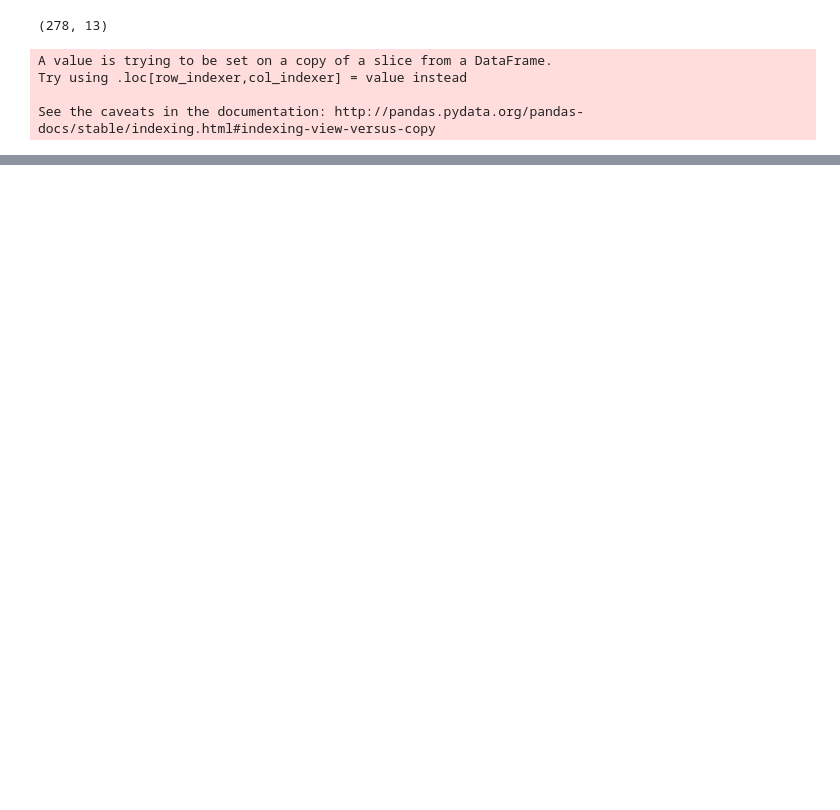
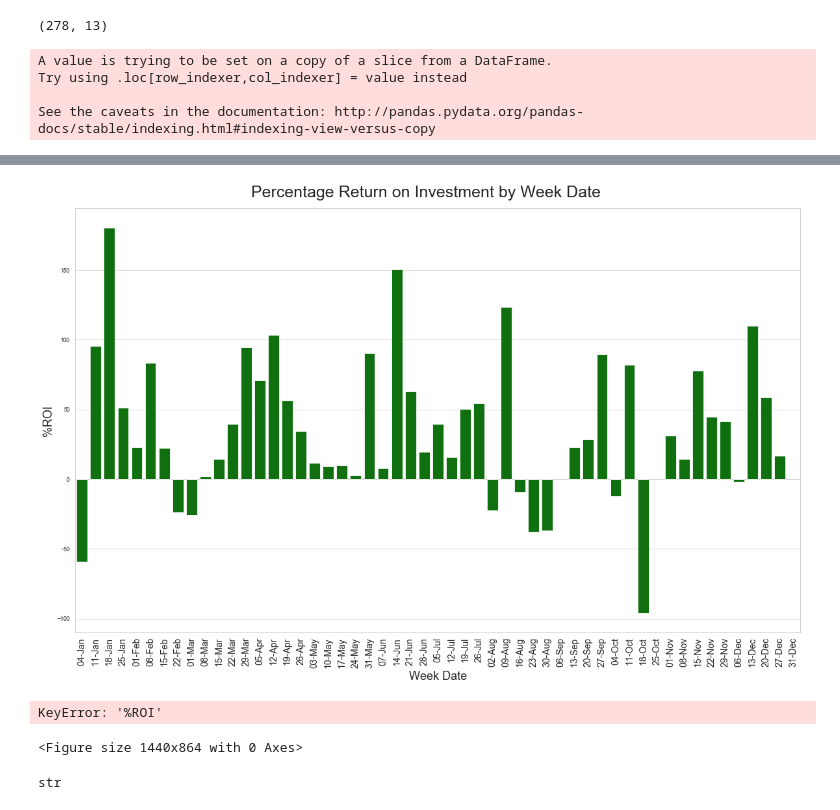
Before and after one commit to CristinaTRico/Mod1Project, a Jupyter notebook: Budget_Genre-checkpoint.ipynb, the cells around one changed output, grey strips where cells are left out. Drawn from its saved outputs; the diff is of its cells as text; code cells hidden in the pictures; blank space fills up the shorter version.

Commit message:
add comedy week analysis

```diff
--- a/Budget_Genre-checkpoint.ipynb
+++ b/Budget_Genre-checkpoint.ipynb
@@ -159,0 +181,12 @@ plt.savefig('ROI_by_Compared_Med.jpeg');
+# %%
+week_dates = []
+d = "2017-W1"
+r = datetime.datetime.strptime(d + '-1', "%Y-W%W-%w")
+for w in range(0,52):
+    week_index = (r+datetime.timedelta(weeks=w) + datetime.timedelta(days=2))
+    week_dates.append(week_index.strftime("%d-%b"))
+week_dates.append("31-Dec")
+week_dates
+
+
+Comedies['Week Date'] = Comedies['Week'].apply(lambda x: week_dates[x-1])
@@ -159,0 +245,27 @@ plt.savefig('ROI_by_Compared_Med.jpeg');
+# %%
+plt.figure(figsize=(20,12))
+plt.xticks(rotation=90);
+plt.figtext(.5,.9,'Percentage Return on Investment by Week Date', fontsize=25, ha='center')
+sns.barplot(x='Week Date',y='%ROI',data=GroupedValues, order = week_dates, color = 'green')
+plt.savefig('ROI_by_Week_Comedy.jpg')
+plt.show()
+# %% [output]
+[figure, added]
+# %%
+# df = sns.load_dataset("tips")
+GroupedValues = sort_Comedies.groupby('Week Date')['%ROI'].median()
+# groupedvalues=df.groupby('day').sum().reset_index()
+plt.figure(figsize=(20,12))
+
+pal = sns.color_palette("Greens_d", len(GroupedValues))
+rank = GroupedValues["%ROI"].argsort().argsort()
+g=sns.barplot(x='Week Date',y='%ROI',data=GroupedValues, palette=np.array(pal[::-1])[rank])
+
+# for index, row in groupedvalues.iterrows():
+#     g.text(row.name,row.tip, round(row.total_bill,2), color='black', ha="center")
+
+plt.xticks(rotation=90);
+plt.show()
+# %% [output]
+KeyError: '%ROI'
+<Figure size 1440x864 with 0 Axes>
@@ -159,0 +274,4 @@ plt.savefig('ROI_by_Compared_Med.jpeg');
+# %%
+type(df['Week Date'][1])
+# %% [output]
+str
```
Also changed, not shown: parts of 27 cells of this notebook, 3 other files.
